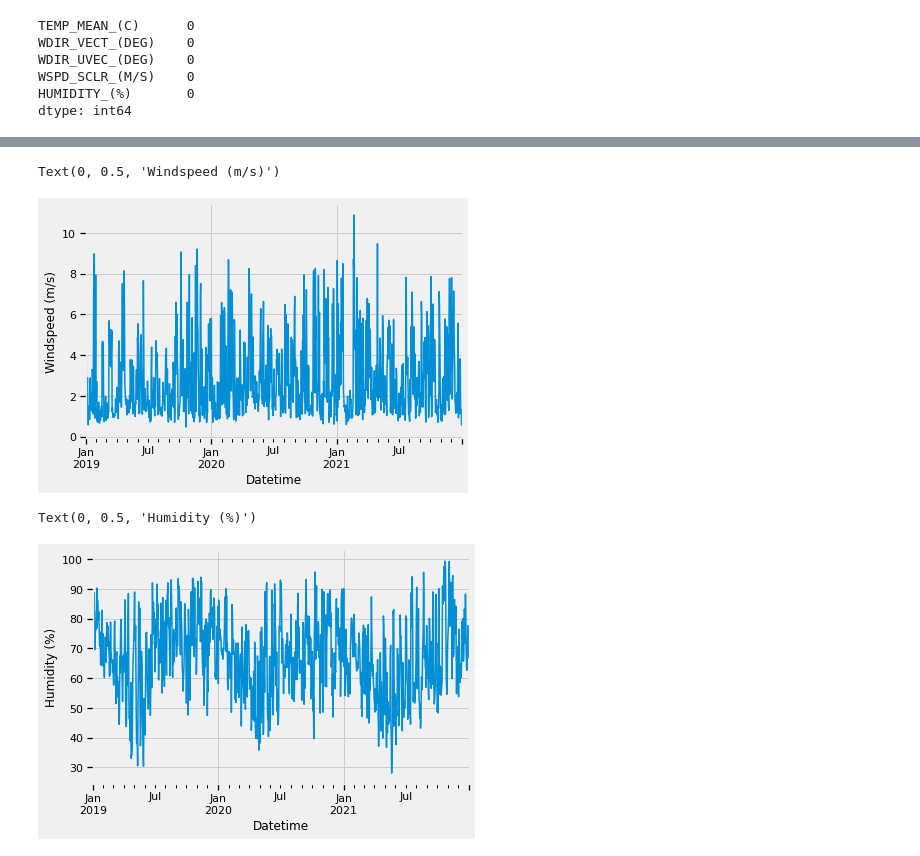
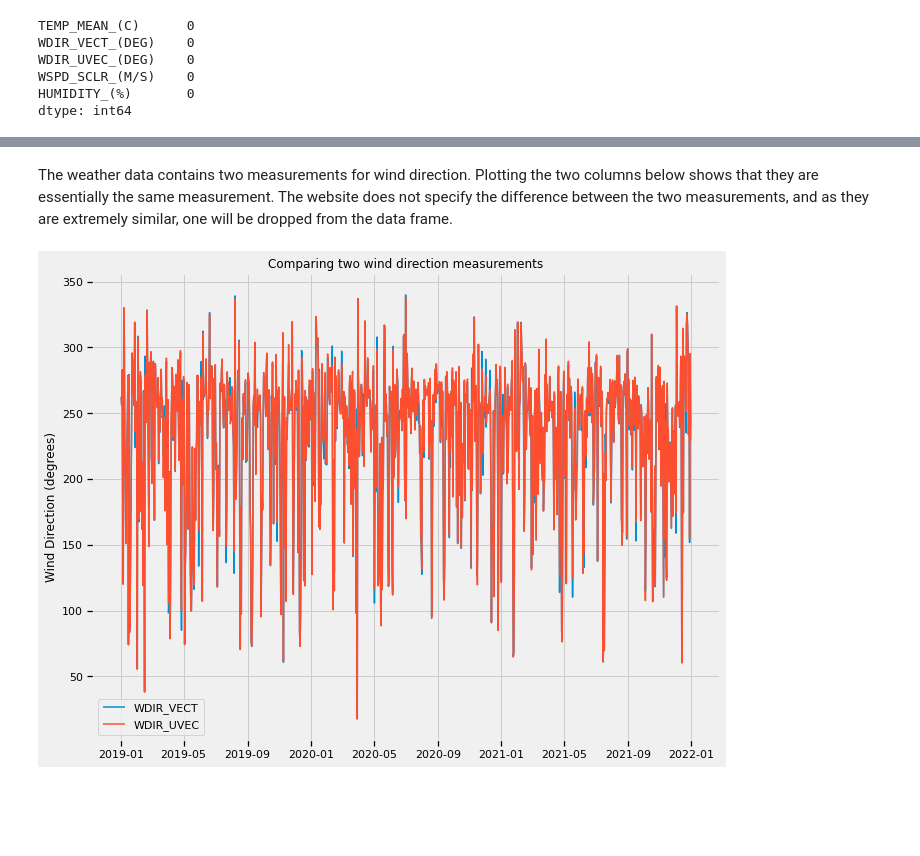
Before and after one commit to mirandadoris/CIV1498_Project2_Pythoneers, a Jupyter notebook: 1-Data_cleaning/Weather_Data_Cleaning.ipynb, the cells around one changed output, grey strips where cells are left out. Saved outputs shown, nothing was run; the diff lists cells and outputs as text; code cells hidden in the pictures; blank space fills up the shorter version.

Commit message:
weather cleaning

```diff
--- a/1-Data_cleaning/Weather_Data_Cleaning.ipynb
+++ b/1-Data_cleaning/Weather_Data_Cleaning.ipynb
@@ -238,12 +180,17 @@ Text(0, 0.5, 'Degrees (C)')
-# %%
-weather_data_daily['WSPD_SCLR_(M/S)'].plot.line()
-plt.ylabel('Windspeed (m/s)')
-# %% [output]
-Text(0, 0.5, 'Windspeed (m/s)')
-[figure, removed]
-# %%
-weather_data_daily['HUMIDITY_(%)'].plot.line()
-plt.ylabel('Humidity (%)')
-# %% [output]
-Text(0, 0.5, 'Humidity (%)')
-[figure, removed]
+# %% [markdown]
+The weather data contains two measurements for wind direction. Plotting the two columns below shows that they are essentially the same measurement. The website does not specify the difference between the two measurements, and as they are extremely similar, one will be dropped from the data frame.
+# %%
+# Plot the two wind direction measurements to explore differences
+
+weather_data_daily = weather_data.resample('D').mean()
+fig, axs = plt.subplots(1,1, figsize=(10,8))
+
+plt.plot(weather_data_daily.index,weather_data_daily['WDIR_VECT_(DEG)'], label='WDIR_VECT')
+plt.plot(weather_data_daily.index,weather_data_daily['WDIR_UVEC_(DEG)'], label='WDIR_UVEC')
+plt.ylabel('Wind Direction (degrees)')
+plt.legend()
+plt.title('Comparing two wind direction measurements')
+
+plt.show()
+# %% [output]
+[figure, added]
```
Also changed, not shown: parts of 10 cells of this notebook.
